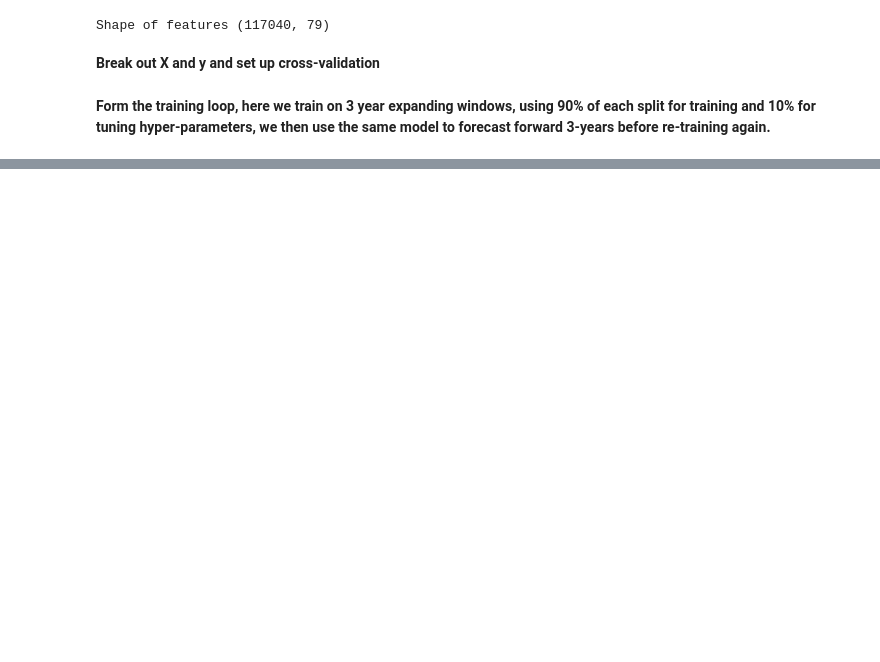
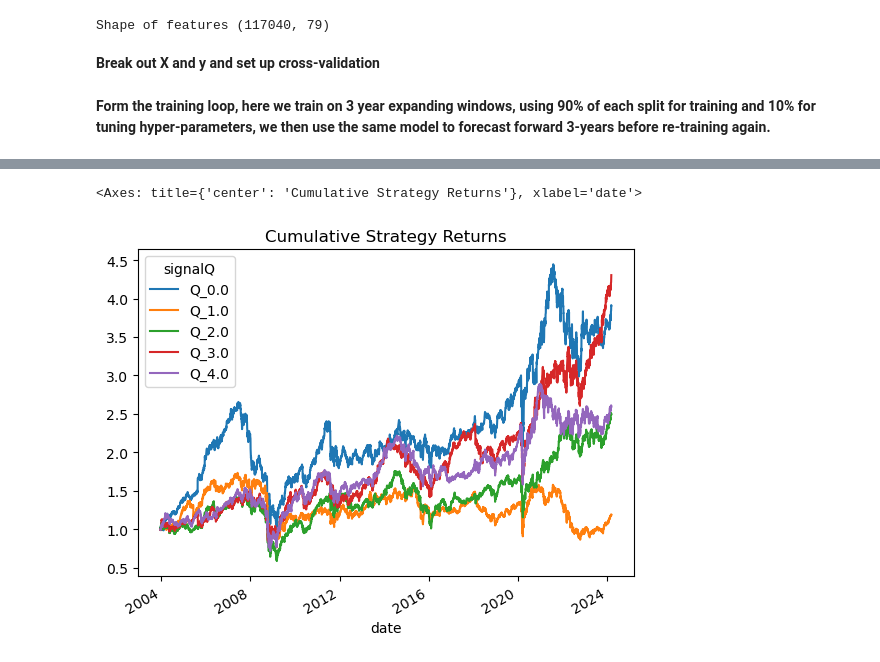
Before and after one commit to cleoisme/GT-CSE6242-DVA-Project, a Jupyter notebook: cluster_forecast.ipynb, the cells around one changed output, grey strips where cells are left out. Drawn from its saved outputs; the diff is of its cells as text; code cells hidden in the pictures; blank space fills up the shorter version.

```diff
--- a/cluster_forecast.ipynb
+++ b/cluster_forecast.ipynb
@@ -220,0 +244,7 @@ Iter: 24: Score: 1.3055953513471776
+# %%
+# bring in the data
+data = load_features_data()
+
+# join in predictions
+predictions = predictions.merge(data, how="left", left_index=True, right_index=True)
+predictions.sort_index(inplace=True)
@@ -221,7 +253,6 @@ Iter: 24: Score: 1.3055953513471776
 # %%
-all_feats = load_features_data()
-predictions=predictions.join(all_feats[['1d_ret']])
+predictions['signalQ'] = predictions.groupby(by='date')['predictions'].apply(lambda x: pd.qcut(x, 4, labels=False)).droplevel(0)
 
-predictions['signal_quintile']=predictions.groupby(by='date')['predictions'].apply(lambda x: pd.qcut(x, 5, labels=False)).droplevel(0)
-predictions['signal_quintiles_shift'] = predictions.groupby(by='cluster')['signal_quintile'].shift(1)
-(1+predictions.groupby(by=['date', 'signal_quintiles_shift'])['1d_ret'].mean().unstack()).cumprod().plot(title="Forecasted by Cluster Quintile")
+# shift signal back by one day
+predictions['signalQ'] = predictions.groupby(by='cluster')['signalQ'].shift(1)
+rets = predictions.groupby(by=['date', 'signalQ'])['1d_ret'].mean().unstack()
@@ -227,0 +261,5 @@ predictions['signal_quintiles_shift'] = predictions.groupby(by='cluster')['signa
+# %%
+rets = predictions.groupby(by=['date', 'signalQ'])['1d_ret'].mean().unstack()
+rets.rename(columns={col: f'Q_{col}' for col in rets.columns}, inplace=True)
+
+get_returns_breakout(rets)
@@ -227,0 +273,6 @@ predictions['signal_quintiles_shift'] = predictions.groupby(by='cluster')['signa
+# %%
+# plot the returns
+(1 + rets).cumprod().plot(title="Cumulative Strategy Returns")
+# %% [output]
+<Axes: title={'center': 'Cumulative Strategy Returns'}, xlabel='date'>
+[figure, added]
```
Also changed, not shown: parts of 10 cells of this notebook, 2 other files.
